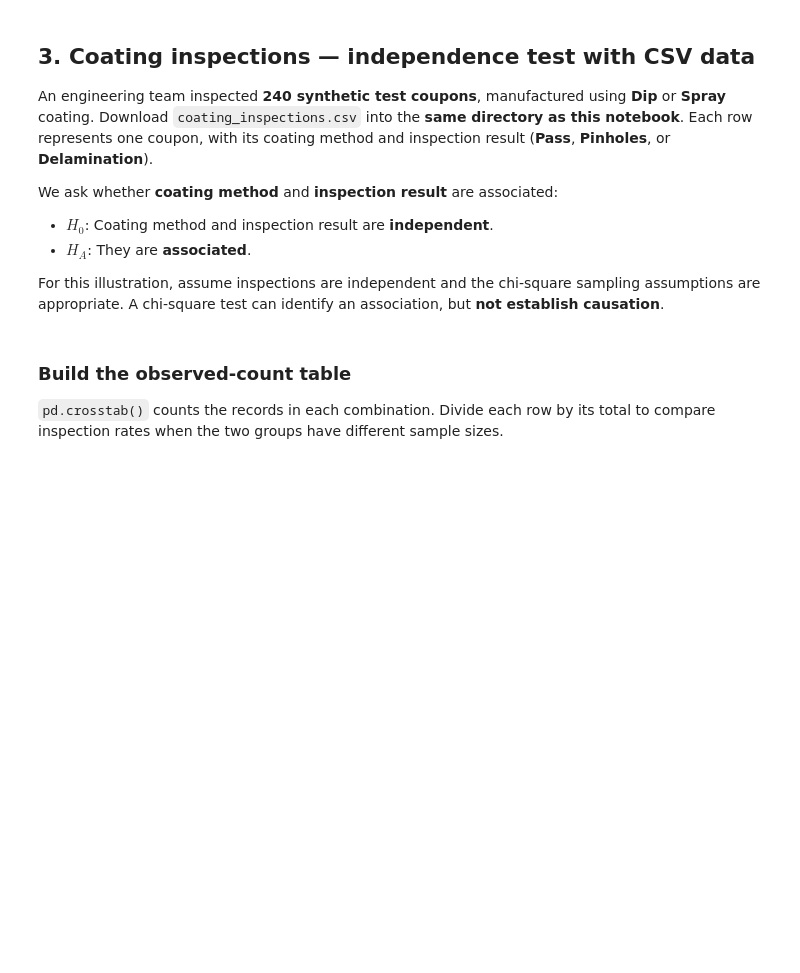
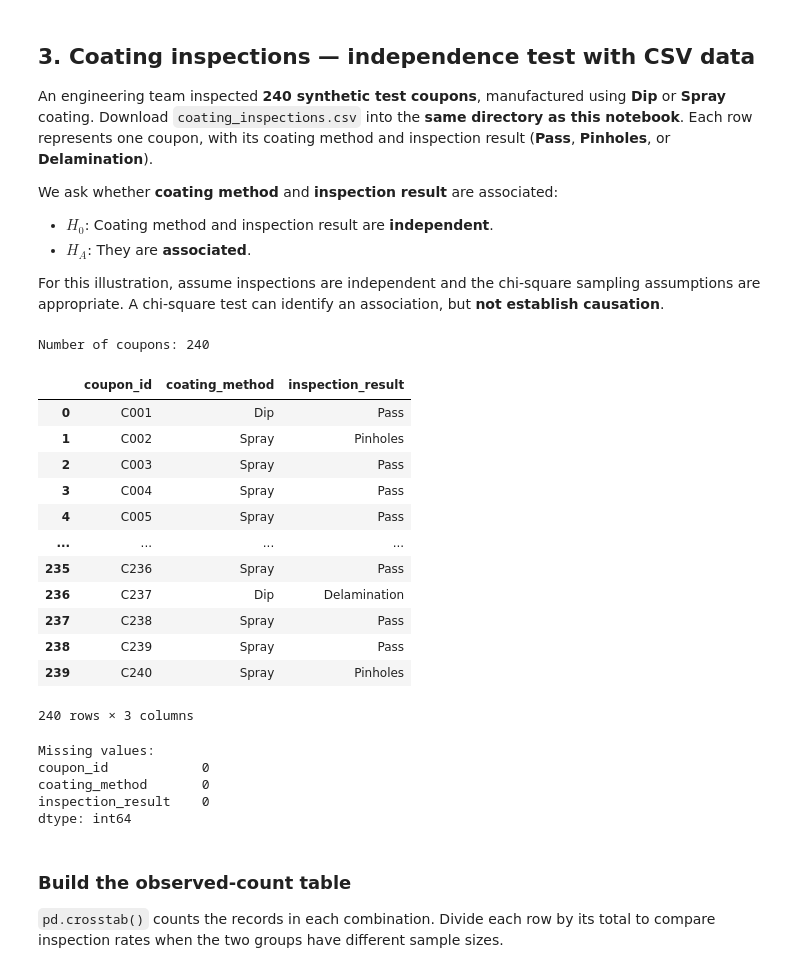
Before and after one commit to JaxLayerLumos/26f-engr1451-2451, a Jupyter notebook: 2-class/w11b_chi_square.ipynb, the cells around one changed output. Drawn from its saved outputs; the diff is of its cells as text; code cells hidden in the pictures; blank space fills up the shorter version.

```diff
--- a/2-class/w11b_chi_square.ipynb
+++ b/2-class/w11b_chi_square.ipynb
@@ -85,10 +104,30 @@ For this illustration, assume inspections are independent and the chi-square sam
 # %%
 csv_path = Path("data/coating_inspections.csv")
 inspections = pd.read_csv(csv_path)
 print(f"Number of coupons: {len(inspections)}")
-display(inspections.head())
+display(inspections)
 print("Missing values:")
 print(inspections.isna().sum())
+# %% [output]
+Number of coupons: 240
+|  | coupon_id | coating_method | inspection_result |
+| 0 | C001 | Dip | Pass |
+| 1 | C002 | Spray | Pinholes |
+| 2 | C003 | Spray | Pass |
+| 3 | C004 | Spray | Pass |
+| 4 | C005 | Spray | Pass |
+| ... | ... | ... | ... |
+| 235 | C236 | Spray | Pass |
+| 236 | C237 | Dip | Delamination |
+| 237 | C238 | Spray | Pass |
+| 238 | C239 | Spray | Pass |
+| 239 | C240 | Spray | Pinholes |
+240 rows × 3 columns
+Missing values:
+coupon_id            0
+coating_method       0
+inspection_result    0
+dtype: int64
 # %% [markdown]
 ### Build the observed-count table
 
```
Also changed, not shown: parts of 6 cells of this notebook.
